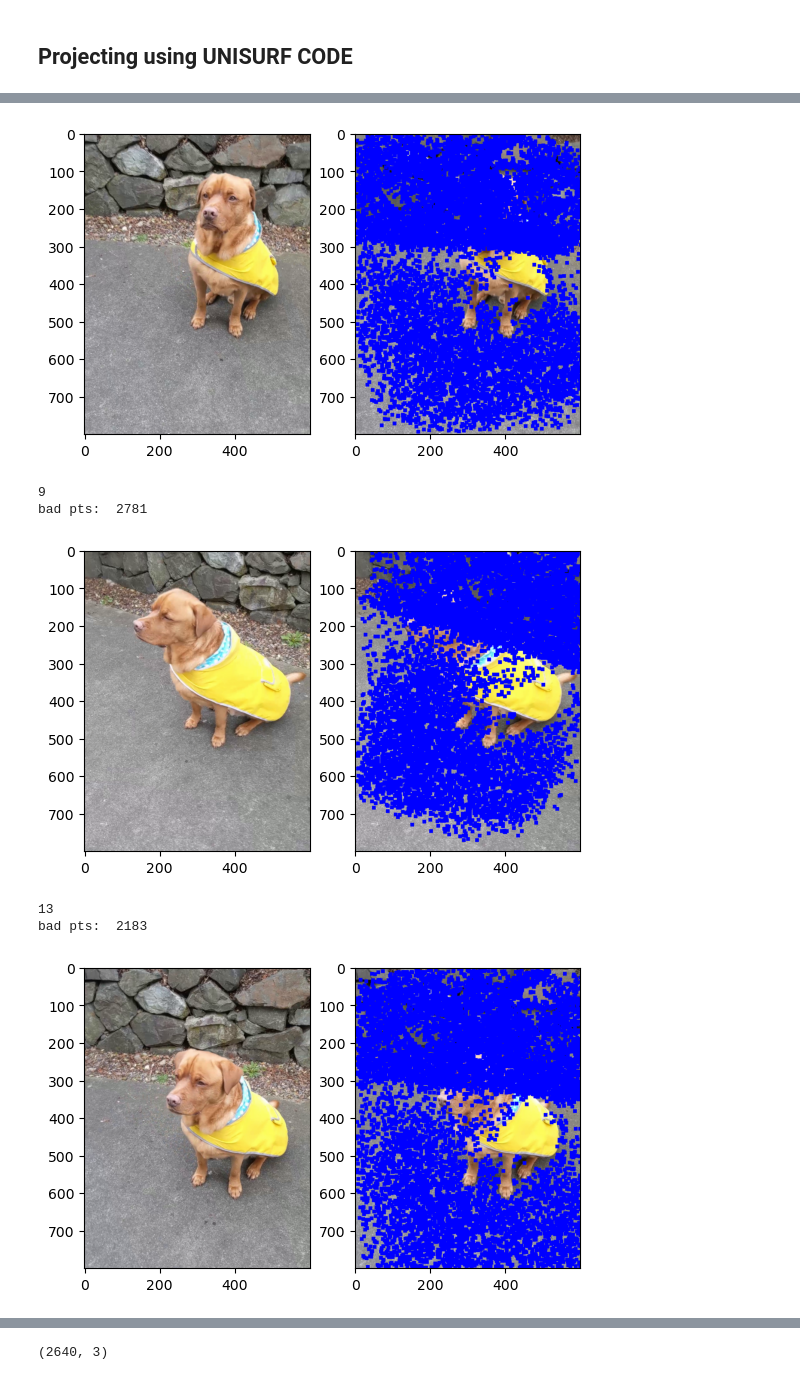
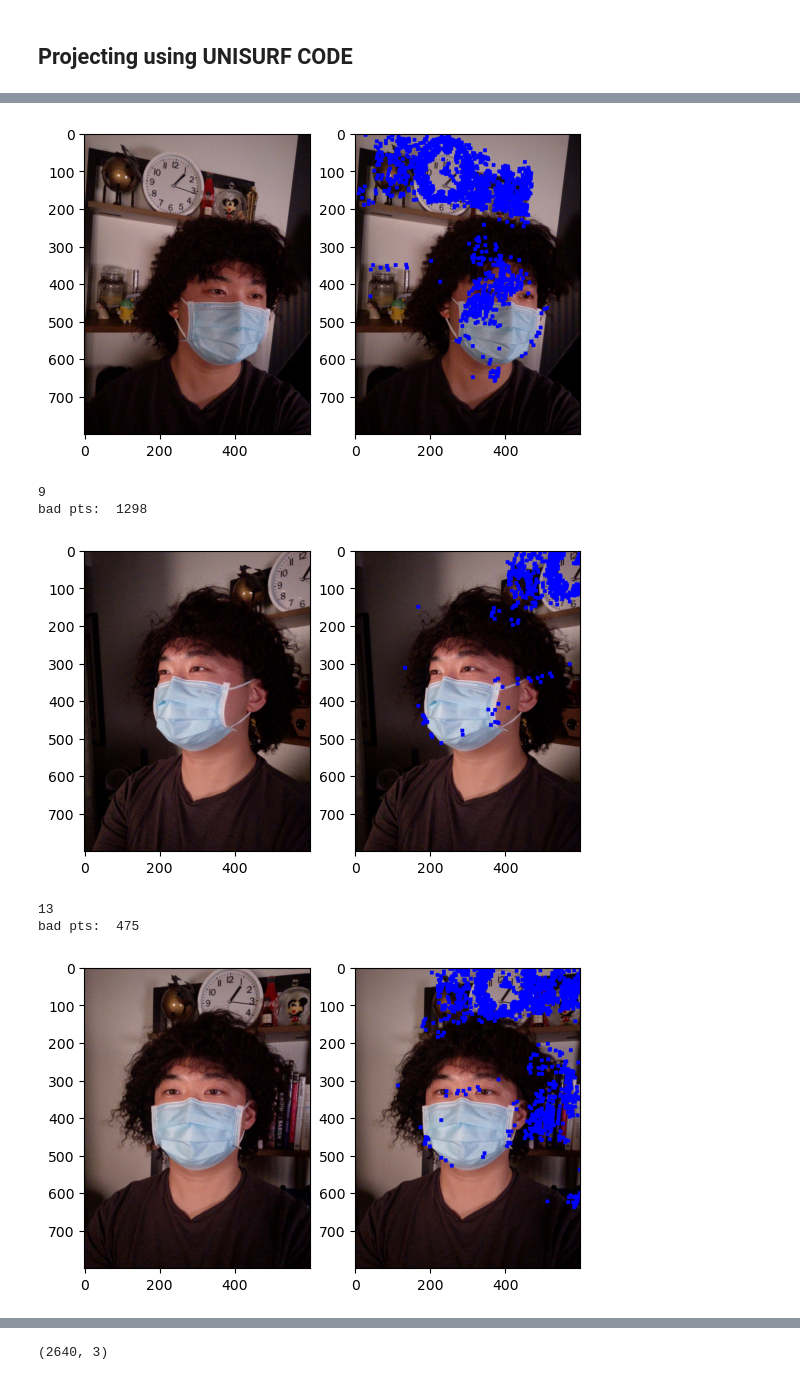
Before and after one commit to svsambandam/unisurf, a Jupyter notebook: MVPtest.ipynb, the cells around one changed output, grey strips where cells are left out. Cells and saved outputs as stored; diff of their text form; code cells hidden in the pictures.

```diff
--- a/MVPtest.ipynb
+++ b/MVPtest.ipynb
@@ -508,7 +508,7 @@ import numpy as np
 import torch
 
 
-capture_name = 'toby'
+capture_name = 'curls'
 # directory = '/ubc/cs/research/kmyi/svsamban/research/metanlrpp/my_data/my_dtu/colmap_outputs/' + capture_name
 location = '/ubc/cs/research/kmyi/svsamban/research/unisurf/data/DIY/' + capture_name + '/scan'
 
@@ -588,8 +588,8 @@ bad pts:  1806
-[figure, old version]
+[figure, new version]
 9
-bad pts:  2781
+bad pts:  1298
-[figure, old version]
+[figure, new version]
 13
-bad pts:  2183
+bad pts:  475
-[figure, old version]
+[figure, new version]
 17
```
Also changed, not shown: parts of 3 cells of this notebook, 6 other files.
